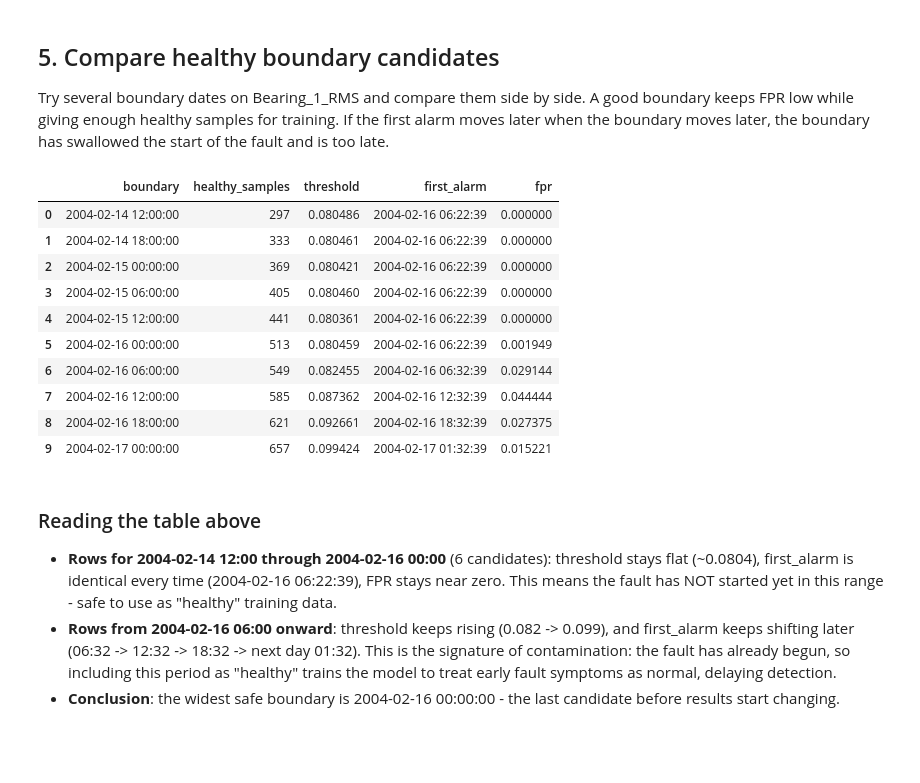
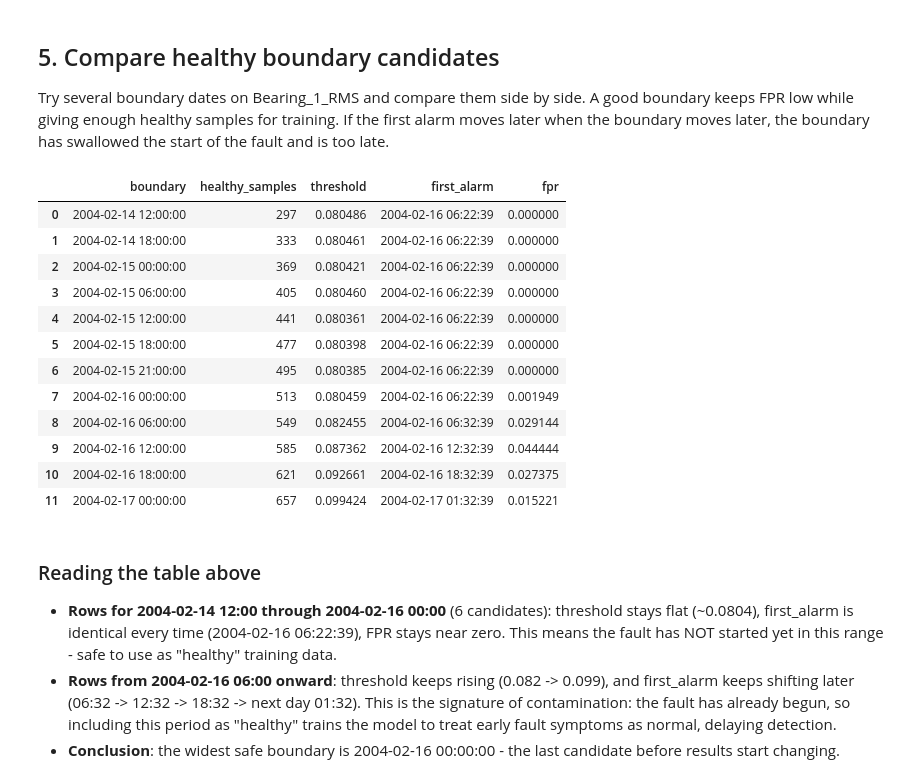
Before and after one commit to maidabiber/anomaly-detection-thesis, a Jupyter notebook: notebooks/analyze_2nd_test.ipynb, the cells around one changed output. Saved outputs shown, nothing was run; the diff lists cells and outputs as text; code cells hidden in the pictures; blank space fills up the shorter version.

```diff
--- a/notebooks/analyze_2nd_test.ipynb
+++ b/notebooks/analyze_2nd_test.ipynb
@@ -156,32 +156,36 @@ has swallowed the start of the fault and is too late.
 # %%
 from src.evaluation import compare_boundaries
 
 scores = df['Bearing_1_RMS']
 candidates = [
     pd.Timestamp('2004-02-14 12:00:00'),
     pd.Timestamp('2004-02-14 18:00:00'),
     pd.Timestamp('2004-02-15 00:00:00'),
     pd.Timestamp('2004-02-15 06:00:00'),
     pd.Timestamp('2004-02-15 12:00:00'),
+    pd.Timestamp('2004-02-15 18:00:00'),
+    pd.Timestamp('2004-02-15 21:00:00'),
     pd.Timestamp('2004-02-16 00:00:00'),
     pd.Timestamp('2004-02-16 06:00:00'),
     pd.Timestamp('2004-02-16 12:00:00'),
     pd.Timestamp('2004-02-16 18:00:00'),
     pd.Timestamp('2004-02-17 00:00:00'),
 ]
 compare_boundaries(scores, candidates)
 # %% [output]
 |  | boundary | healthy_samples | threshold | first_alarm | fpr |
 | 0 | 2004-02-14 12:00:00 | 297 | 0.080486 | 2004-02-16 06:22:39 | 0.000000 |
 | 1 | 2004-02-14 18:00:00 | 333 | 0.080461 | 2004-02-16 06:22:39 | 0.000000 |
 | 2 | 2004-02-15 00:00:00 | 369 | 0.080421 | 2004-02-16 06:22:39 | 0.000000 |
 | 3 | 2004-02-15 06:00:00 | 405 | 0.080460 | 2004-02-16 06:22:39 | 0.000000 |
 | 4 | 2004-02-15 12:00:00 | 441 | 0.080361 | 2004-02-16 06:22:39 | 0.000000 |
-| 5 | 2004-02-16 00:00:00 | 513 | 0.080459 | 2004-02-16 06:22:39 | 0.001949 |
-| 6 | 2004-02-16 06:00:00 | 549 | 0.082455 | 2004-02-16 06:32:39 | 0.029144 |
-| 7 | 2004-02-16 12:00:00 | 585 | 0.087362 | 2004-02-16 12:32:39 | 0.044444 |
-| 8 | 2004-02-16 18:00:00 | 621 | 0.092661 | 2004-02-16 18:32:39 | 0.027375 |
-| 9 | 2004-02-17 00:00:00 | 657 | 0.099424 | 2004-02-17 01:32:39 | 0.015221 |
+| 5 | 2004-02-15 18:00:00 | 477 | 0.080398 | 2004-02-16 06:22:39 | 0.000000 |
+| 6 | 2004-02-15 21:00:00 | 495 | 0.080385 | 2004-02-16 06:22:39 | 0.000000 |
+| 7 | 2004-02-16 00:00:00 | 513 | 0.080459 | 2004-02-16 06:22:39 | 0.001949 |
+| 8 | 2004-02-16 06:00:00 | 549 | 0.082455 | 2004-02-16 06:32:39 | 0.029144 |
+| 9 | 2004-02-16 12:00:00 | 585 | 0.087362 | 2004-02-16 12:32:39 | 0.044444 |
+| 10 | 2004-02-16 18:00:00 | 621 | 0.092661 | 2004-02-16 18:32:39 | 0.027375 |
+| 11 | 2004-02-17 00:00:00 | 657 | 0.099424 | 2004-02-17 01:32:39 | 0.015221 |
 # %% [markdown]
 ### Reading the table above
 
```
